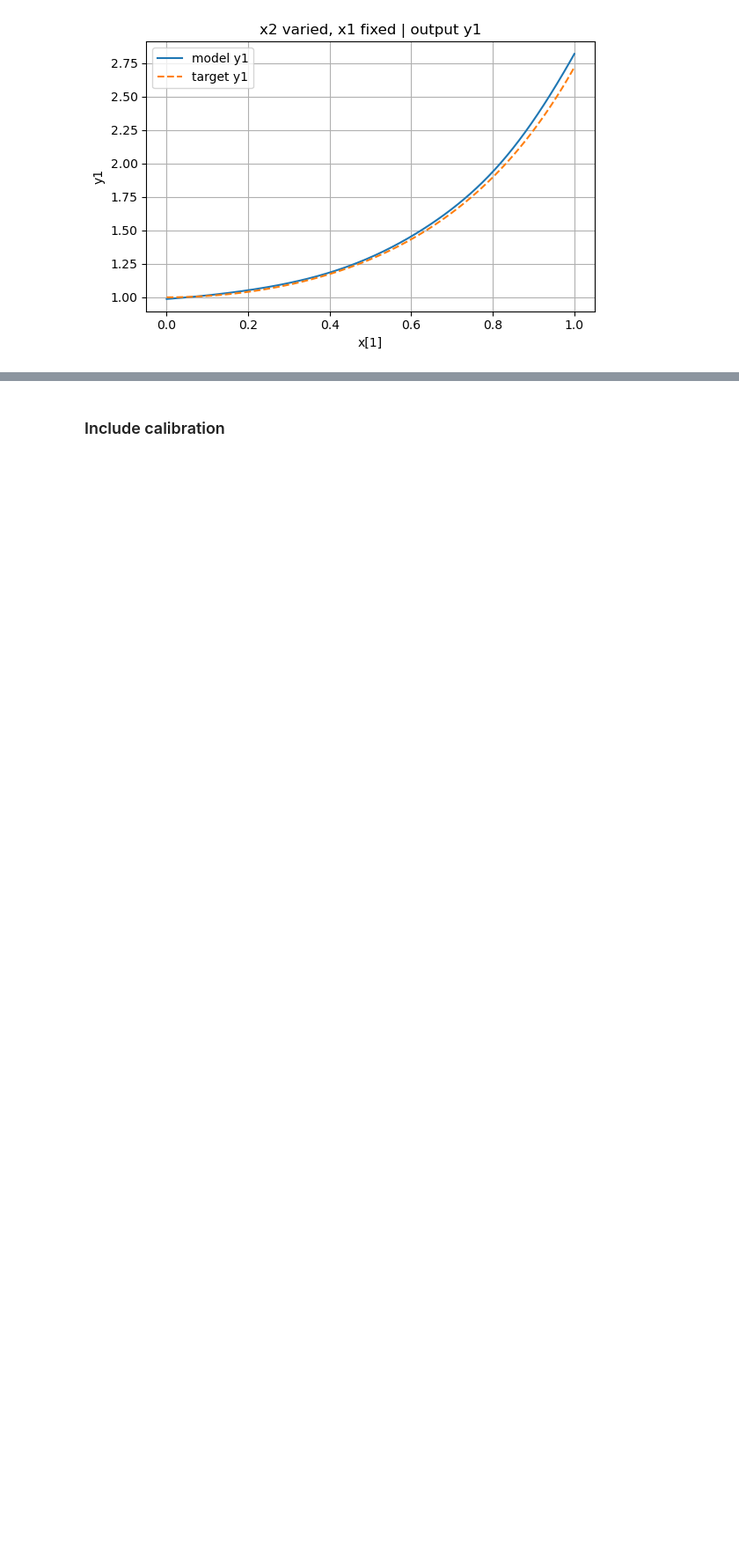
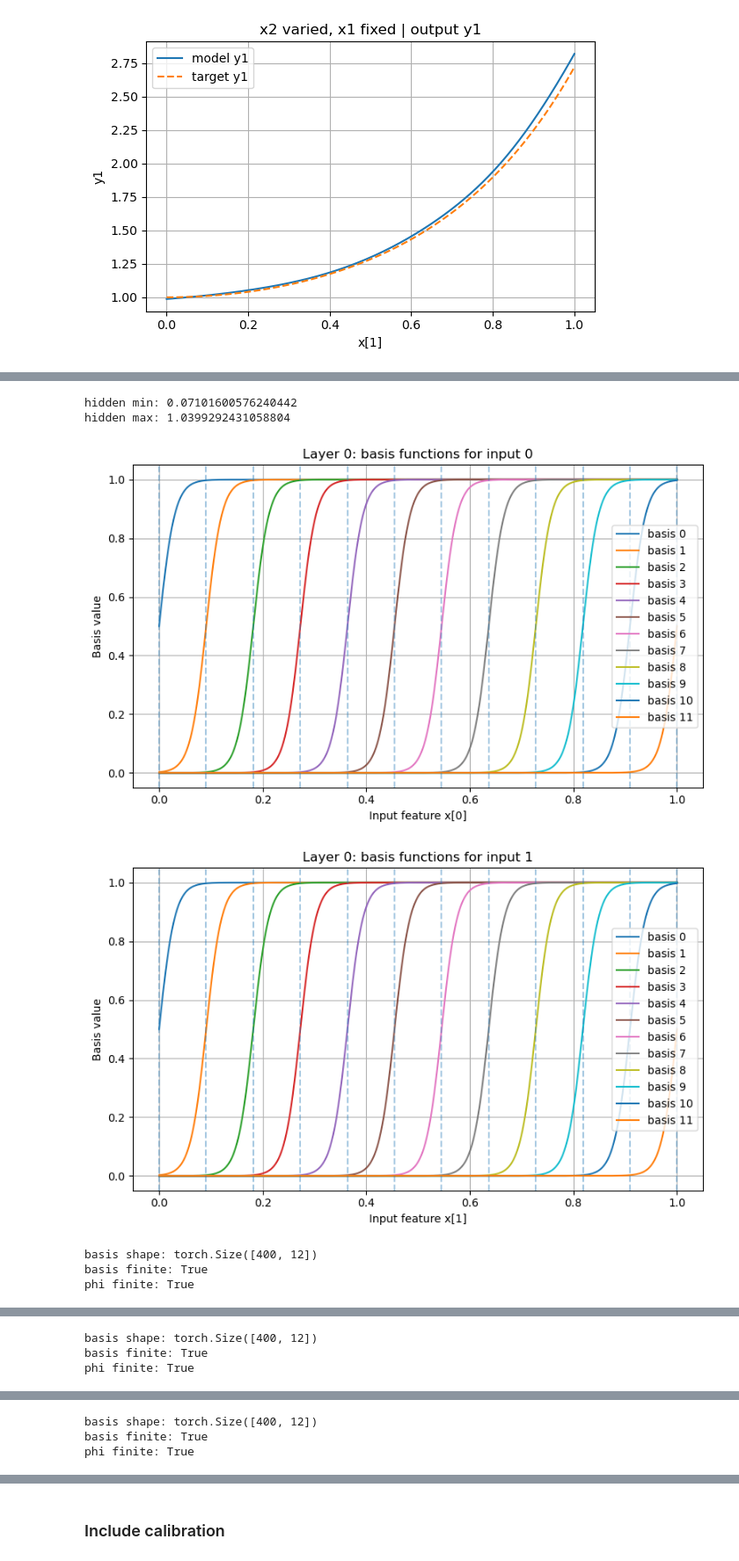
Before and after one commit to sofijaorlovic/photonic-KAN, a Jupyter notebook: affine_experiments.ipynb, the cells around one changed output, grey strips where cells are left out. Shown at 88% size. Saved outputs shown, nothing was run; the diff lists cells and outputs as text; code cells hidden in the pictures; blank space fills up the shorter version.

```diff
--- a/affine_experiments.ipynb
+++ b/affine_experiments.ipynb
@@ -227,0 +324,29 @@ for s in stats:
+# %%
+model.eval()
+
+with torch.no_grad():
+    y_pred, activations = model(x_train, return_all=True)
+
+z = activations[1]
+
+z_min = z.min().item()
+z_max = z.max().item()
+
+print("hidden min:", z.min().item())
+print("hidden max:", z.max().item())
+# %% [output]
+hidden min: 0.07101600576240442
+hidden max: 1.0399292431058804
+# %%
+model.plot_basis_functions(layer_idx=0, in_idx=0, x_range=(x_min_test, x_max_test))
+model.plot_basis_functions(layer_idx=0, in_idx=1, x_range=(x_min_test, x_max_test))
+
+model.plot_edge_function(layer_idx=0, out_idx=0, in_idx=0, x_range=(x_min_test, x_max_test), show_basis=True)
+model.plot_edge_function(layer_idx=0, out_idx=0, in_idx=1, x_range=(x_min_test, x_max_test), show_basis=True)
+model.plot_edge_function(layer_idx=1, out_idx=0, in_idx=0, x_range=(z_min, z_max), show_basis=True)
+# %% [output]
+[figure, added]
+[figure, added]
+basis shape: torch.Size([400, 12])
+basis finite: True
+phi finite: True
@@ -227,0 +354,3 @@ for s in stats:
+basis shape: torch.Size([400, 12])
+basis finite: True
+phi finite: True
@@ -227,0 +358,3 @@ for s in stats:
+basis shape: torch.Size([400, 12])
+basis finite: True
+phi finite: True
```
Also changed, not shown: parts of 10 cells of this notebook, 1 other file.
